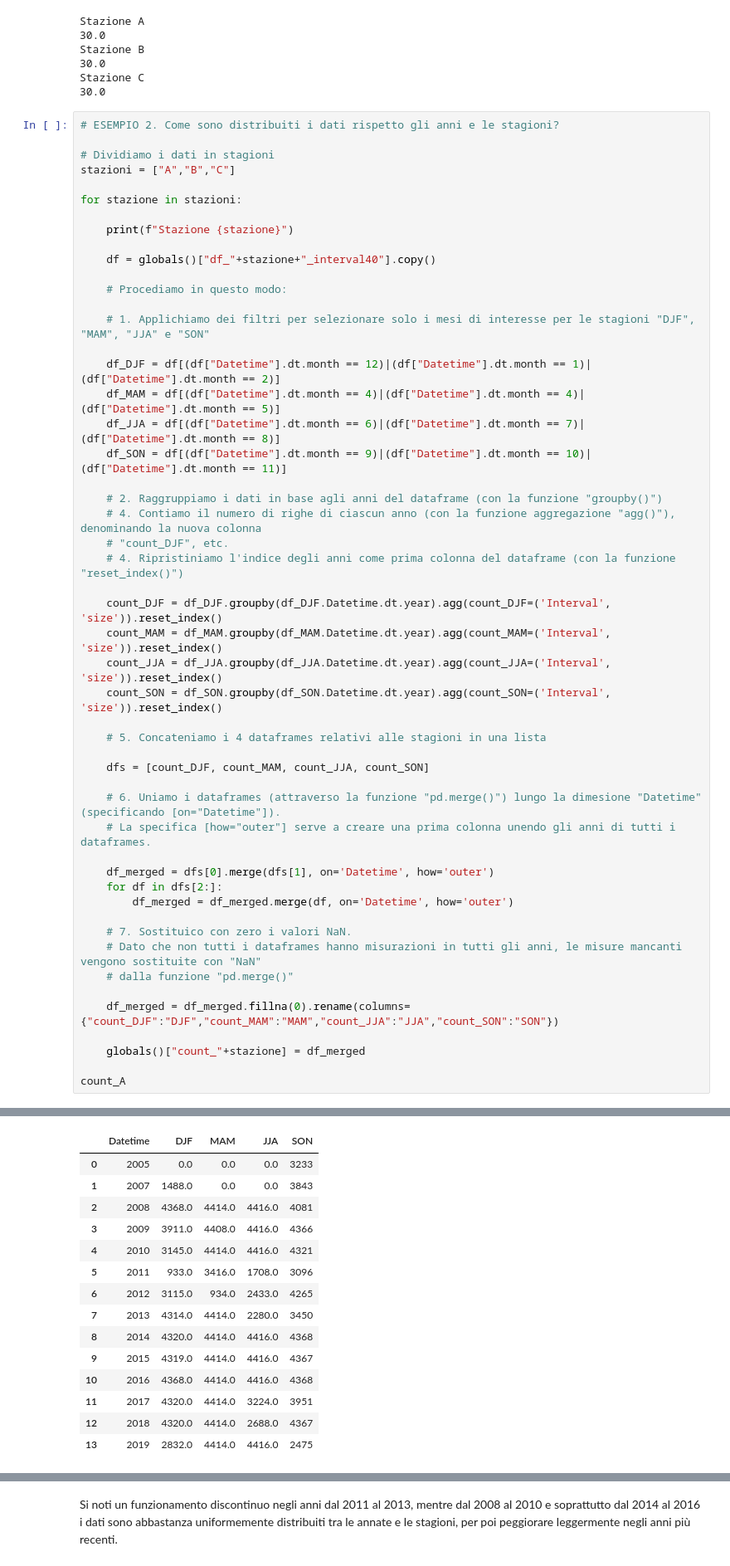
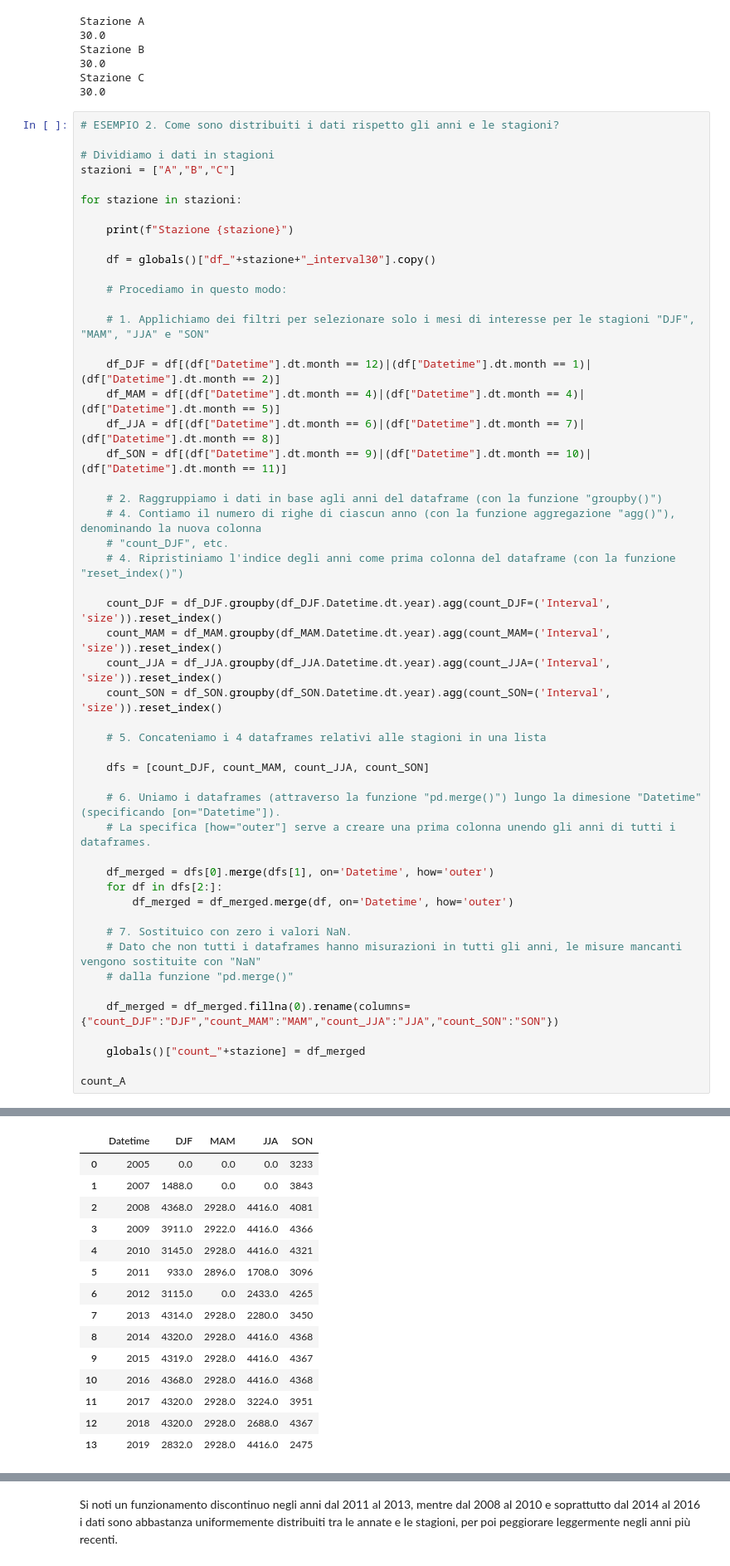
Before and after one commit to FedeJack06/Laboratorio-di-Fisica-dell-Atmosfera, a Jupyter notebook: 1esp/Notebook_Stazioni_Davis.ipynb, the cells around one changed output, grey strips where cells are left out. Shown at 83% size. Drawn from its saved outputs; the diff is of its cells as text.

```diff
--- a/1esp/Notebook_Stazioni_Davis.ipynb
+++ b/1esp/Notebook_Stazioni_Davis.ipynb
@@ -301,7 +301,7 @@ for stazione in stazioni:
 
     print(f"Stazione {stazione}")
 
-    df = globals()["df_"+stazione+"_interval40"].copy()
+    df = globals()["df_"+stazione+"_interval30"].copy()
 
     # Procediamo in questo modo:
 
@@ -322,45 +322,45 @@ for stazione in stazioni:
     count_JJA = df_JJA.groupby(df_JJA.Datetime.dt.year).agg(count_JJA=('Interval', 'size')).reset_index()
     count_SON = df_SON.groupby(df_SON.Datetime.dt.year).agg(count_SON=('Interval', 'size')).reset_index()
 
     # 5. Concateniamo i 4 dataframes relativi alle stagioni in una lista
 
     dfs = [count_DJF, count_MAM, count_JJA, count_SON]
 
     # 6. Uniamo i dataframes (attraverso la funzione "pd.merge()") lungo la dimesione "Datetime" (specificando [on="Datetime"]).
     # La specifica [how="outer"] serve a creare una prima colonna unendo gli anni di tutti i dataframes.
 
     df_merged = dfs[0].merge(dfs[1], on='Datetime', how='outer')
     for df in dfs[2:]:
         df_merged = df_merged.merge(df, on='Datetime', how='outer')
 
     # 7. Sostituico con zero i valori NaN.
     # Dato che non tutti i dataframes hanno misurazioni in tutti gli anni, le misure mancanti vengono sostituite con "NaN"
     # dalla funzione "pd.merge()"
 
     df_merged = df_merged.fillna(0).rename(columns={"count_DJF":"DJF","count_MAM":"MAM","count_JJA":"JJA","count_SON":"SON"})
 
     globals()["count_"+stazione] = df_merged
 
 count_A
 # %% [output]
 Stazione A
 Stazione B
 Stazione C
 |  | Datetime | DJF | MAM | JJA | SON |
 | 0 | 2005 | 0.0 | 0.0 | 0.0 | 3233 |
 | 1 | 2007 | 1488.0 | 0.0 | 0.0 | 3843 |
-| 2 | 2008 | 4368.0 | 4414.0 | 4416.0 | 4081 |
-| 3 | 2009 | 3911.0 | 4408.0 | 4416.0 | 4366 |
-| 4 | 2010 | 3145.0 | 4414.0 | 4416.0 | 4321 |
-| 5 | 2011 | 933.0 | 3416.0 | 1708.0 | 3096 |
-| 6 | 2012 | 3115.0 | 934.0 | 2433.0 | 4265 |
-| 7 | 2013 | 4314.0 | 4414.0 | 2280.0 | 3450 |
-| 8 | 2014 | 4320.0 | 4414.0 | 4416.0 | 4368 |
-| 9 | 2015 | 4319.0 | 4414.0 | 4416.0 | 4367 |
-| 10 | 2016 | 4368.0 | 4414.0 | 4416.0 | 4368 |
-| 11 | 2017 | 4320.0 | 4414.0 | 3224.0 | 3951 |
-| 12 | 2018 | 4320.0 | 4414.0 | 2688.0 | 4367 |
-| 13 | 2019 | 2832.0 | 4414.0 | 4416.0 | 2475 |
+| 2 | 2008 | 4368.0 | 2928.0 | 4416.0 | 4081 |
+| 3 | 2009 | 3911.0 | 2922.0 | 4416.0 | 4366 |
+| 4 | 2010 | 3145.0 | 2928.0 | 4416.0 | 4321 |
+| 5 | 2011 | 933.0 | 2896.0 | 1708.0 | 3096 |
+| 6 | 2012 | 3115.0 | 0.0 | 2433.0 | 4265 |
+| 7 | 2013 | 4314.0 | 2928.0 | 2280.0 | 3450 |
+| 8 | 2014 | 4320.0 | 2928.0 | 4416.0 | 4368 |
+| 9 | 2015 | 4319.0 | 2928.0 | 4416.0 | 4367 |
+| 10 | 2016 | 4368.0 | 2928.0 | 4416.0 | 4368 |
+| 11 | 2017 | 4320.0 | 2928.0 | 3224.0 | 3951 |
+| 12 | 2018 | 4320.0 | 2928.0 | 2688.0 | 4367 |
+| 13 | 2019 | 2832.0 | 2928.0 | 4416.0 | 2475 |
 # %%
 # Plot
 
```
Also changed, not shown: parts of 2 cells of this notebook, 4 other files.
